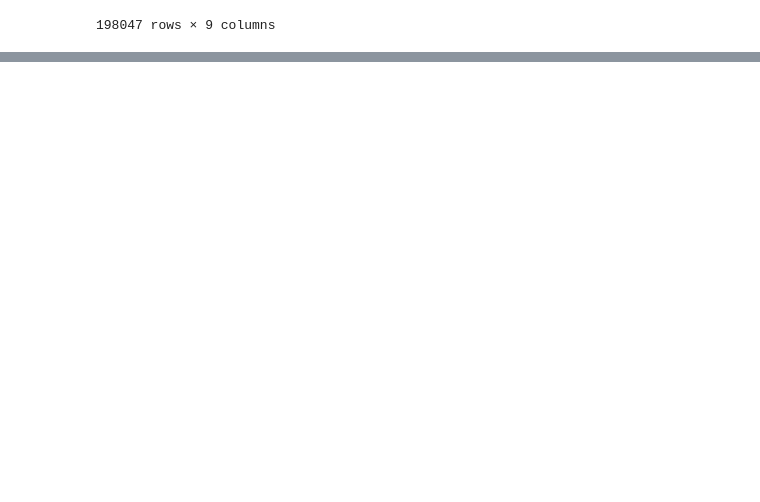
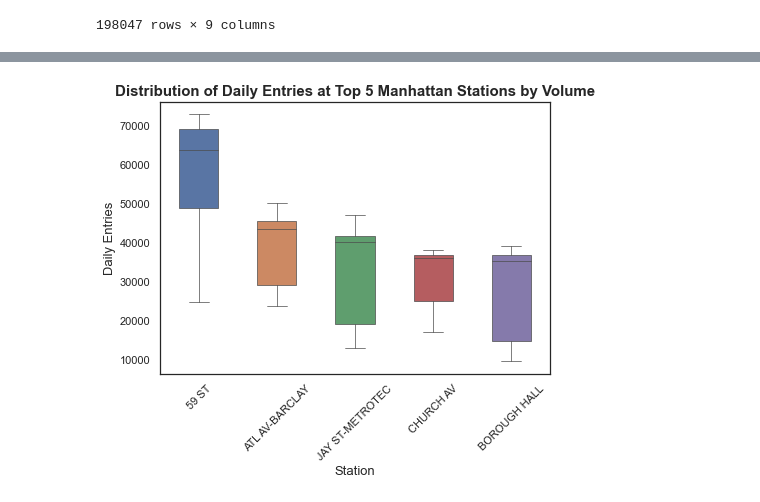
Before and after one commit to Dyllanjrusher/Maximizing_Gala_Attendance, a Jupyter notebook: project_1_MTA.ipynb, the cells around one changed output, grey strips where cells are left out. Cells and saved outputs as stored; diff of their text form; code cells hidden in the pictures; blank space fills up the shorter version.

```diff
--- a/project_1_MTA.ipynb
+++ b/project_1_MTA.ipynb
@@ -526,0 +553,30 @@ df
+# %%
+#data for top 5 stations by volume in Brooklyn
+top_5_brook_stations = ['59 ST','ATL AV-BARCLAY','JAY ST-METROTEC', 'CHURCH AV','BOROUGH HALL']
+distribution_top_5_brook_stations = stations[stations['STATION'].isin(top_5_brook_stations)]
+
+#boxplot for top 5 stations by volume in Brooklyn
+plt.figure(figsize=(7, 5))
+b = sns.boxplot('STATION', 'DAILY_ENTRIES',
+                data=distribution_top_5_brook_stations,
+                width=0.5,
+                linewidth=0.7,
+                palette='deep',
+                order=['59 ST','ATL AV-BARCLAY','JAY ST-METROTEC', 'CHURCH AV','BOROUGH HALL'])
+b.set_ylabel('Daily Entries', fontsize=13)
+b.set_xlabel('Station', fontsize=13)
+b.axes.set_title(
+    'Distribution of Daily Entries at Top 5 Manhattan Stations by Volume',
+    fontsize=15,
+    weight='bold')
+b.set_xticklabels(b.get_xticklabels(),rotation=45);
+
+
+# brooklyn top 5 stations by volume
+# 1. 59 ST
+# 2. ATL AV-BARCLAY
+# 3. JAY ST-METROTEC
+# 4. CHURCH AV
+# 5. BOROUGH HALL
+# %% [output]
+[figure, added]
```
Also changed, not shown: parts of 9 cells of this notebook, 1 other file.
